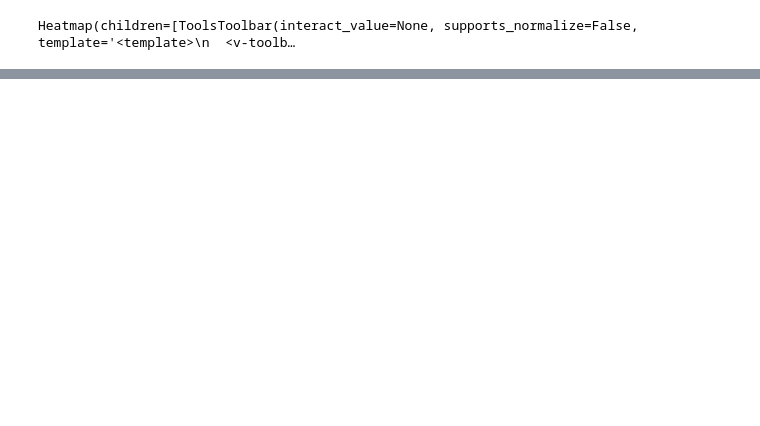
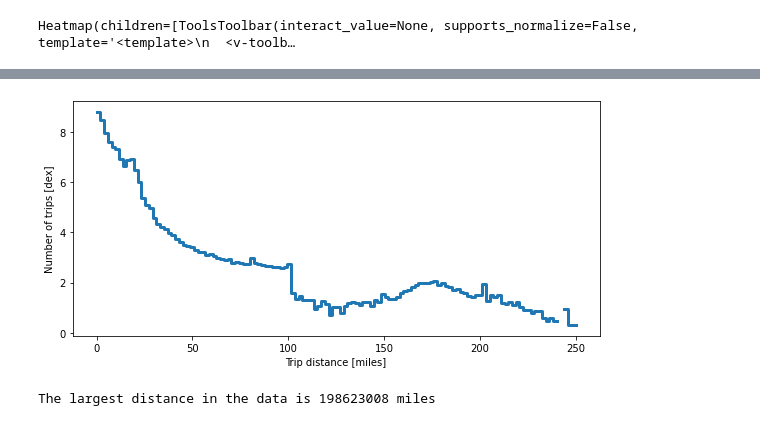
Before and after one commit to JeremyCurmi/poc, a Jupyter notebook: vaex_1000_gb_data/taxi_rides_analysis.ipynb, the cells around one changed output, grey strips where cells are left out. Drawn from its saved outputs; the diff is of its cells as text; code cells hidden in the pictures; blank space fills up the shorter version.

```diff
--- a/vaex_1000_gb_data/taxi_rides_analysis.ipynb
+++ b/vaex_1000_gb_data/taxi_rides_analysis.ipynb
@@ -80,6 +80,11 @@ df.plot_widget(df.pickup_longitude,
                colormap='plasma')
 # %% [output]
 Heatmap(children=[ToolsToolbar(interact_value=None, supports_normalize=False, template='<template>\n  <v-toolb…
+# %%
+# Feature Engineering
+
+df['trip_duration_min'] = (df.dropoff_datetime - df.pickup_datetime) / np.timedelta64(1, 'm')
+df['trip_speed_mph'] = df.trip_distance / ((df.dropoff_datetime - df.pickup_datetime) / np.timedelta64(1, 'h'))
 # %%
 long_min = -74.05
 long_max = -73.75
@@ -136 +115,9 @@ plt.show()
 df_filtered = df_filtered[(df_filtered.passenger_count>0) & (df_filtered.passenger_count<7)]
+# %%
+# Plot the distribution of distances.
+plt.figure(figsize=(8, 4))
+df_filtered.plot1d('trip_distance', limits=[0, 250], f='log10', shape=128, lw=3, progress=True)
+plt.xlabel('Trip distance [miles]')
+plt.ylabel('Number of trips [dex]')
+plt.show()
+# %% [output]
@@ -136,0 +125,8 @@ df_filtered = df_filtered[(df_filtered.passenger_count>0) & (df_filtered.passeng
+[figure, added]
+# %%
+# What is the largest distance?
+max_trip_distance = df_filtered.trip_distance.max().astype('int')
+
+print(f'The largest distance in the data is {max_trip_distance} miles')
+# %% [output]
+The largest distance in the data is 198623008 miles
```
Also changed, not shown: parts of 7 cells of this notebook.
